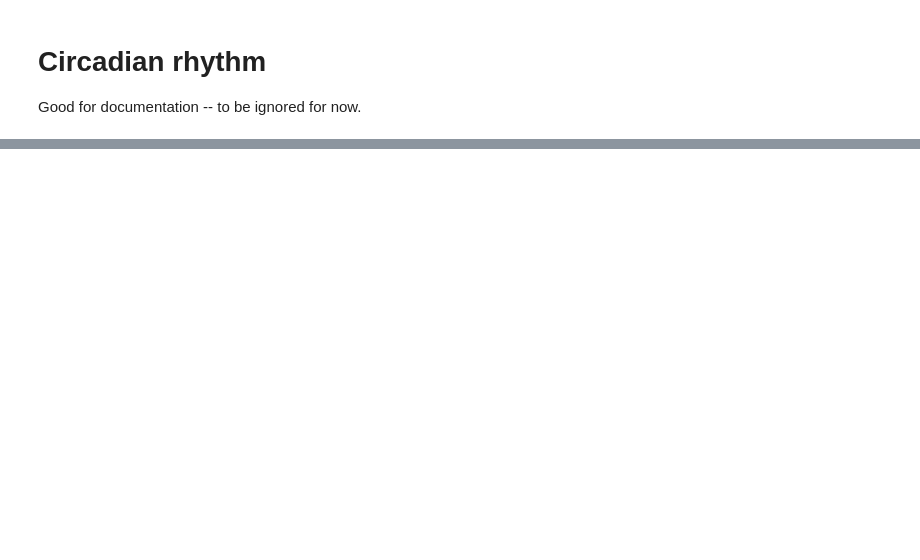
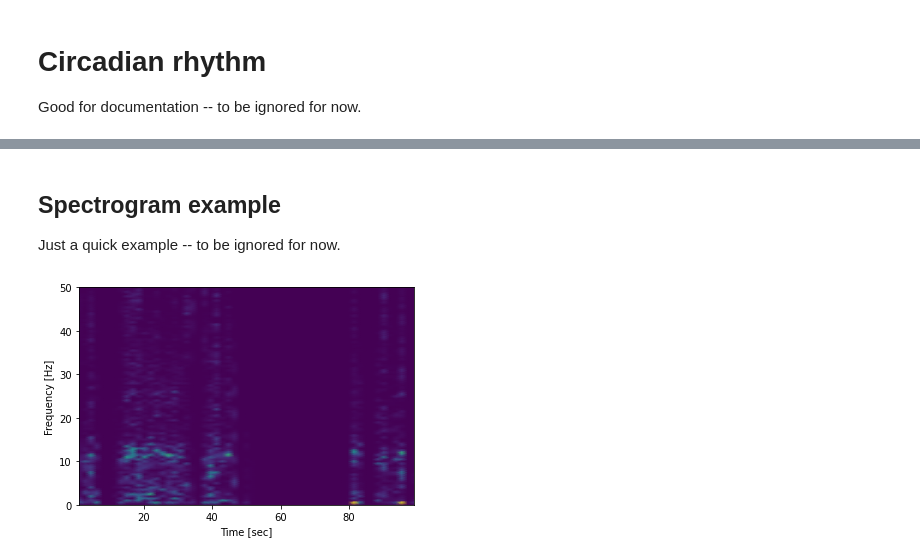
Before and after one commit to Wolfffff/long-timescale-behavior, a Jupyter notebook: analysis/notebooks/20220110_raw_analysis.ipynb, the cells around one changed output, grey strips where cells are left out. Cells and saved outputs as stored; diff of their text form; code cells hidden in the pictures; blank space fills up the shorter version.

```diff
--- a/analysis/notebooks/20220110_raw_analysis.ipynb
+++ b/analysis/notebooks/20220110_raw_analysis.ipynb
@@ -617,0 +561,13 @@ plt.show()
+# %% [markdown]
+## Spectrogram example
+Just a quick example -- to be ignored for now.
+# %%
+f, t, Sxx = scipy.signal.spectrogram(
+    vels, fs=100, window=scipy.signal.get_window(("boxcar"), 200)
+)
+plt.pcolormesh(t, f, Sxx, shading="gouraud")
+plt.ylabel("Frequency [Hz]")
+plt.xlabel("Time [sec]")
+plt.show()
+# %% [output]
+[figure, added]
```
Also changed, not shown: parts of 22 cells of this notebook, 1 other file.
